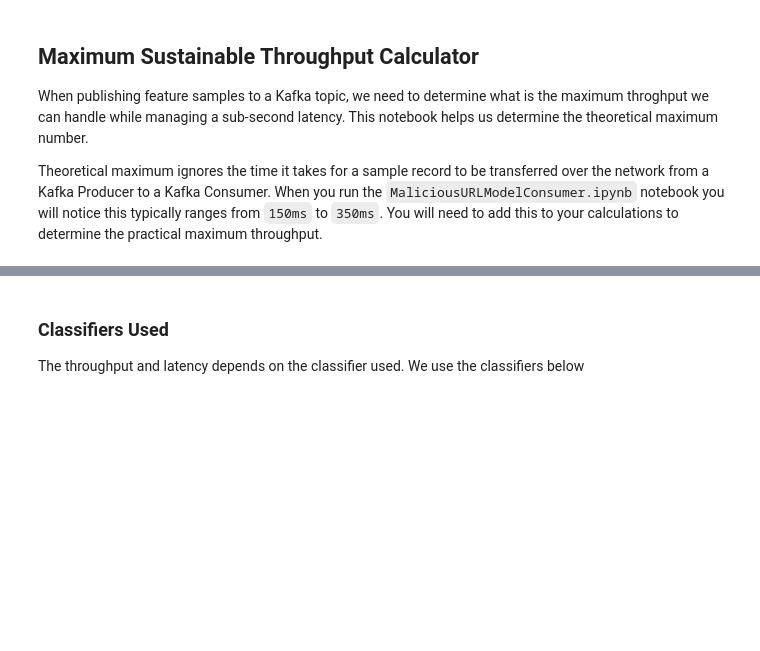
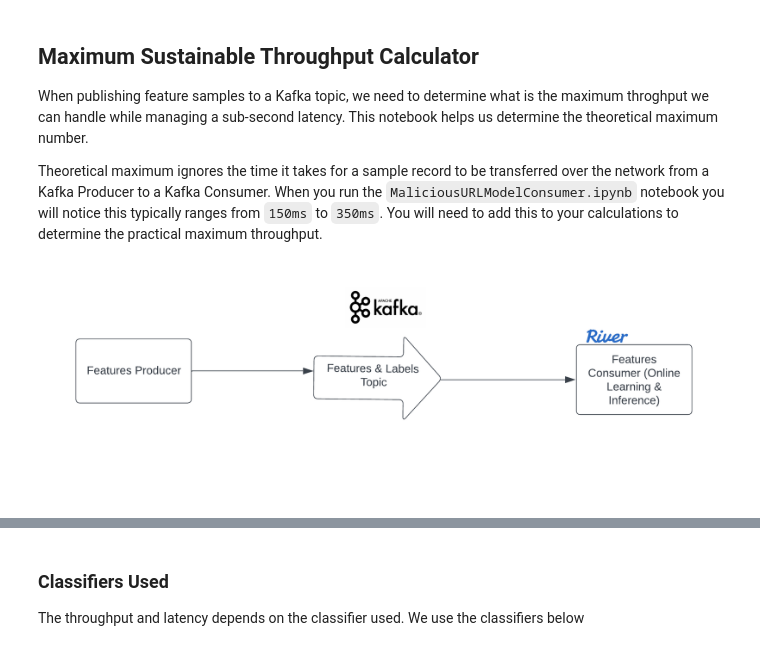
Before and after one commit to dominodatalab/online-learning-streaming, a Jupyter notebook: src/MaxSustainableThroughputCalculator.ipynb, the cells around one changed output, grey strips where cells are left out. Drawn from its saved outputs; the diff is of its cells as text; code cells hidden in the pictures; blank space fills up the shorter version.

```diff
--- a/src/MaxSustainableThroughputCalculator.ipynb
+++ b/src/MaxSustainableThroughputCalculator.ipynb
@@ -5,3 +5,8 @@ When publishing feature samples to a Kafka topic, we need to determine what is t
 
 Theoretical maximum ignores the time it takes for a sample record to be transferred over the network from a Kafka Producer to a Kafka Consumer. When you run the `MaliciousURLModelConsumer.ipynb` notebook you will notice this typically ranges from
 `150ms` to `350ms`. You will need to add this to your calculations to determine the practical maximum throughput.
+# %%
+from IPython import display
+display.Image('/mnt/code/assets/schematic_design.png')
+# %% [output]
+[figure, added]
```
Also changed, not shown: parts of 7 cells of this notebook, 4 other files.
